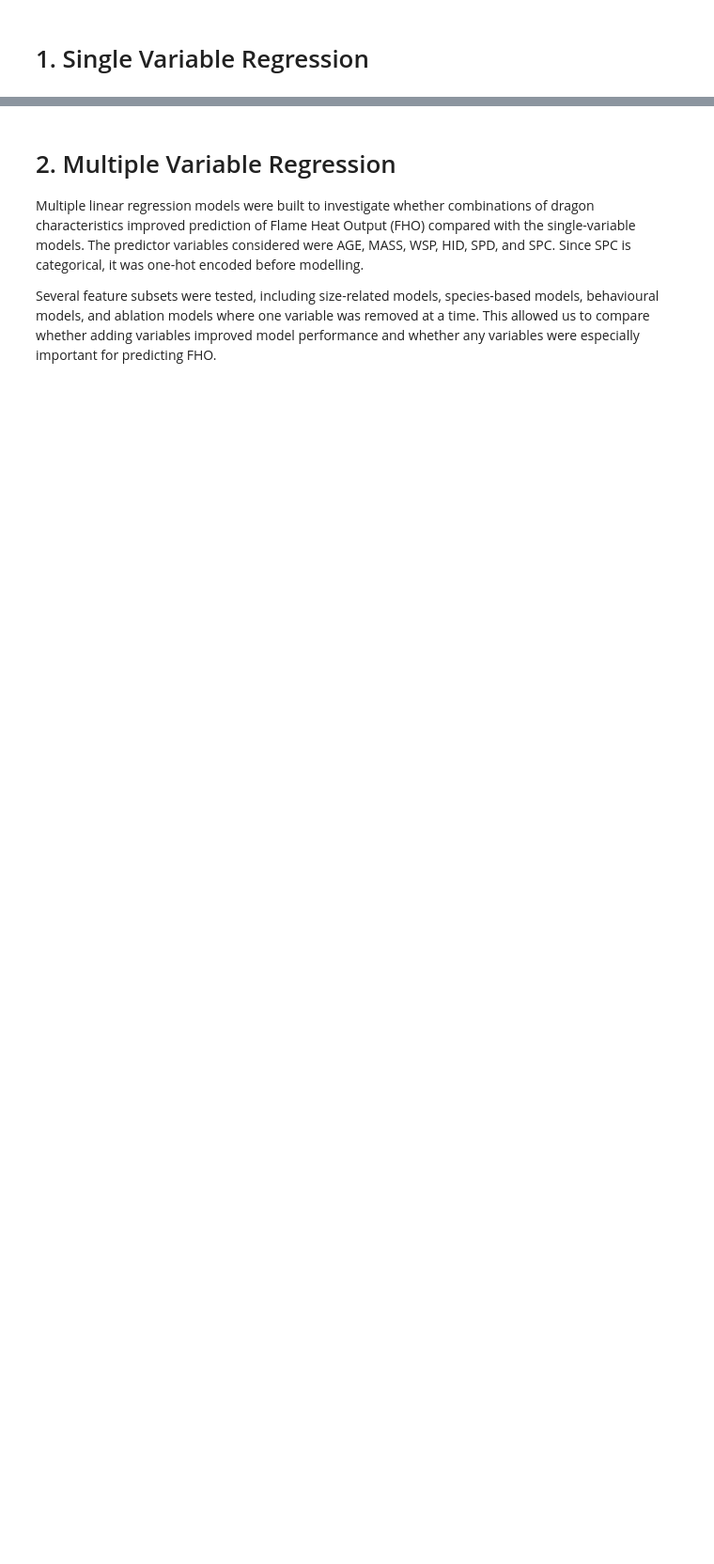
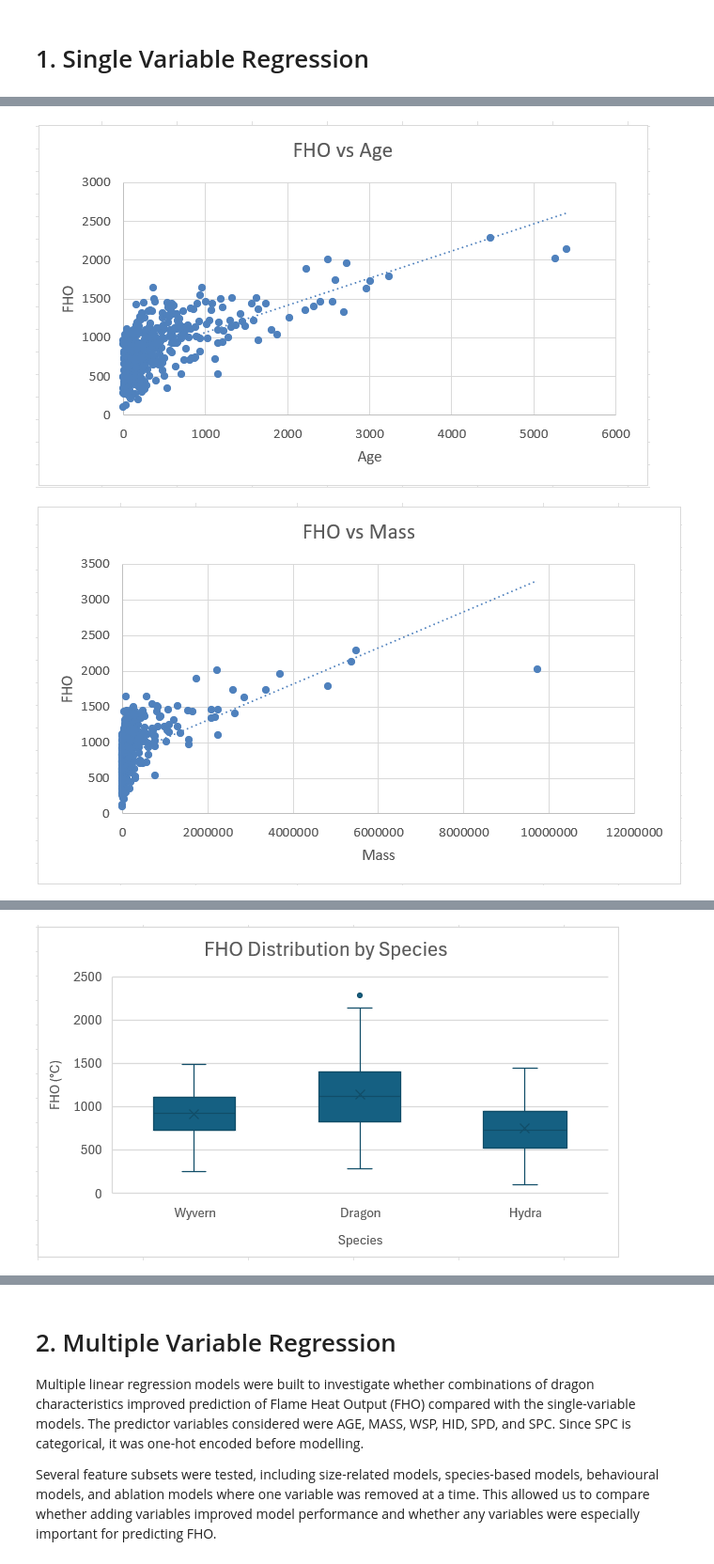
Before and after one commit to Bigjay101/Dragon-Project, a Jupyter notebook: final_dragon_regression_project.ipynb, the cells around one changed output, grey strips where cells are left out. Shown at 94% size. Saved outputs shown, nothing was run; the diff lists cells and outputs as text; code cells hidden in the pictures; blank space fills up the shorter version.

```diff
--- a/final_dragon_regression_project.ipynb
+++ b/final_dragon_regression_project.ipynb
@@ -344,0 +340,16 @@ The WSP model produced the highest test \(R^2\) value of 0.524883, making it the
+# %%
+from IPython.display import Image, display
+
+# Display exported Excel plots
+image_files = [
+    "excel_section1/FHOvsAge.png",
+    "excel_section1/FHOvsMass.png",
+    "excel_section1/FHOvsWSP.png",
+    "excel_section1_spc/FHODistributionBySpecies.png"
+]
+
+for image_file in image_files:
+    display(Image(filename=image_file))
+# %% [output]
+[figure, added]
+[figure, added]
@@ -344,0 +357 @@ The WSP model produced the highest test \(R^2\) value of 0.524883, making it the
+[figure, added]
```
Also changed, not shown: parts of 8 cells of this notebook, 15 other files.
